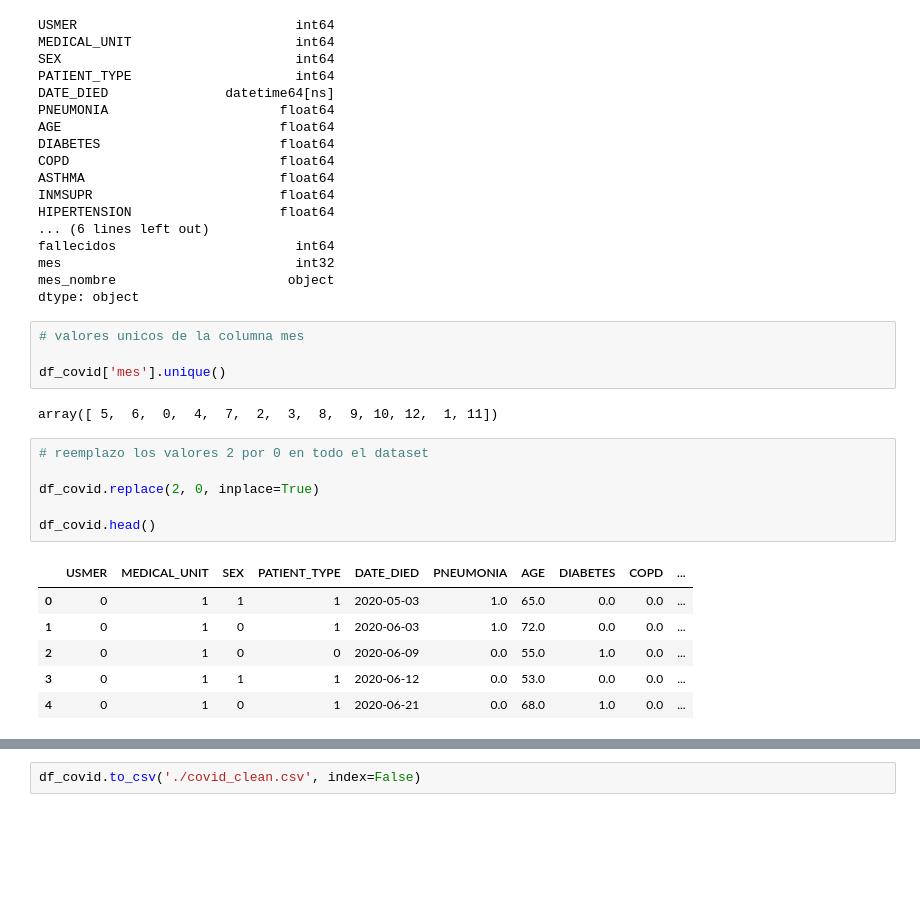
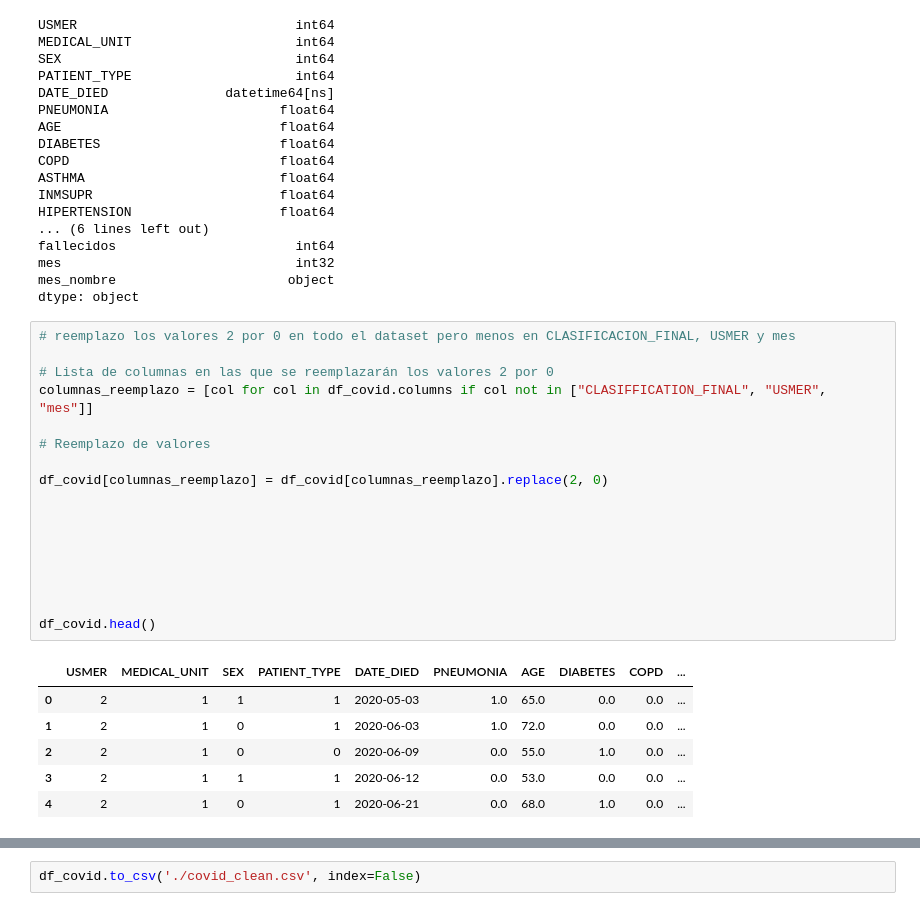
Before and after one commit to Vosinepi/covid_data_modelo_ML, a Jupyter notebook: limpieza_datos.ipynb, the cells around one changed output, grey strips where cells are left out. Saved outputs shown, nothing was run; the diff lists cells and outputs as text; blank space fills up the shorter version.

```diff
--- a/limpieza_datos.ipynb
+++ b/limpieza_datos.ipynb
@@ -241,22 +241,27 @@ fallecidos                       int64
 mes                              int32
 mes_nombre                      object
 dtype: object
-# %%
-# valores unicos de la columna mes
-
-df_covid['mes'].unique()
-# %% [output]
-array([ 5,  6,  0,  4,  7,  2,  3,  8,  9, 10, 12,  1, 11])
-# %%
-# reemplazo los valores 2 por 0 en todo el dataset
-
-df_covid.replace(2, 0, inplace=True)
-
-df_covid.head()
-# %% [output]
-|  | USMER | MEDICAL_UNIT | SEX | PATIENT_TYPE | DATE_DIED | PNEUMONIA | AGE | DIABETES | COPD | ... |
-| 0 | 0 | 1 | 1 | 1 | 2020-05-03 | 1.0 | 65.0 | 0.0 | 0.0 | ... |
-| 1 | 0 | 1 | 0 | 1 | 2020-06-03 | 1.0 | 72.0 | 0.0 | 0.0 | ... |
-| 2 | 0 | 1 | 0 | 0 | 2020-06-09 | 0.0 | 55.0 | 1.0 | 0.0 | ... |
-| 3 | 0 | 1 | 1 | 1 | 2020-06-12 | 0.0 | 53.0 | 0.0 | 0.0 | ... |
-| 4 | 0 | 1 | 0 | 1 | 2020-06-21 | 0.0 | 68.0 | 1.0 | 0.0 | ... |
+# %%
+# reemplazo los valores 2 por 0 en todo el dataset pero menos en CLASIFICACION_FINAL, USMER y mes
+
+# Lista de columnas en las que se reemplazarán los valores 2 por 0
+columnas_reemplazo = [col for col in df_covid.columns if col not in ["CLASIFFICATION_FINAL", "USMER", "mes"]]
+
+# Reemplazo de valores
+
+df_covid[columnas_reemplazo] = df_covid[columnas_reemplazo].replace(2, 0)
+
+
+
+
+
+
+
+df_covid.head()
+# %% [output]
+|  | USMER | MEDICAL_UNIT | SEX | PATIENT_TYPE | DATE_DIED | PNEUMONIA | AGE | DIABETES | COPD | ... |
+| 0 | 2 | 1 | 1 | 1 | 2020-05-03 | 1.0 | 65.0 | 0.0 | 0.0 | ... |
+| 1 | 2 | 1 | 0 | 1 | 2020-06-03 | 1.0 | 72.0 | 0.0 | 0.0 | ... |
+| 2 | 2 | 1 | 0 | 0 | 2020-06-09 | 0.0 | 55.0 | 1.0 | 0.0 | ... |
+| 3 | 2 | 1 | 1 | 1 | 2020-06-12 | 0.0 | 53.0 | 0.0 | 0.0 | ... |
+| 4 | 2 | 1 | 0 | 1 | 2020-06-21 | 0.0 | 68.0 | 1.0 | 0.0 | ... |
```
Also changed, not shown: parts of 4 cells of this notebook, 5 other files.
